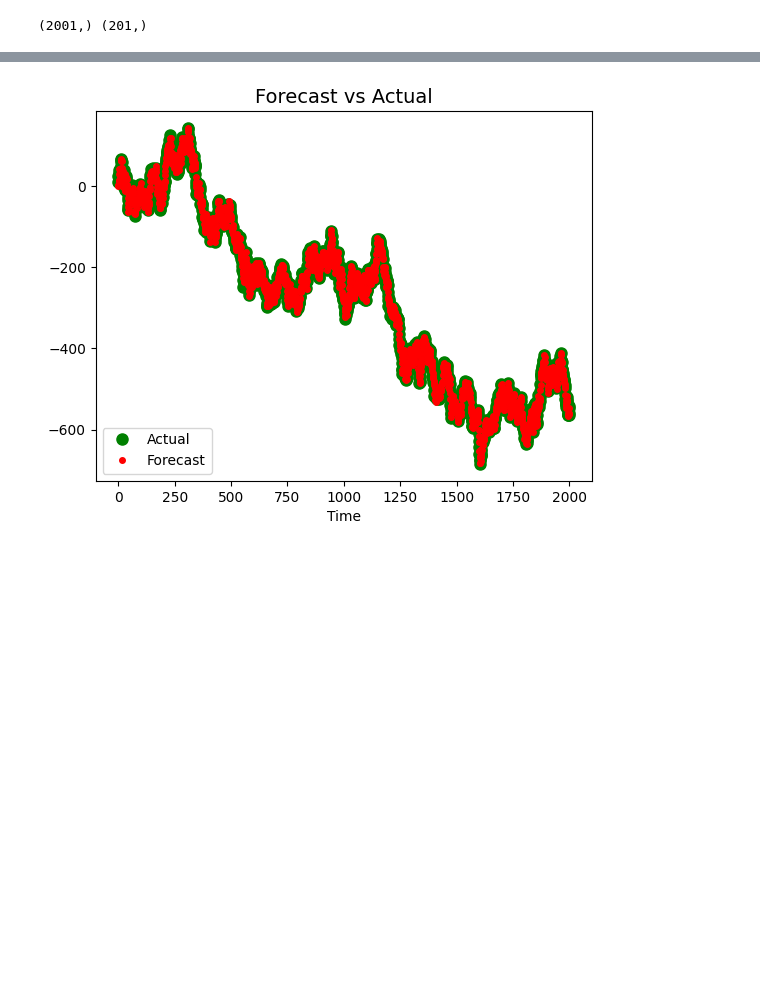
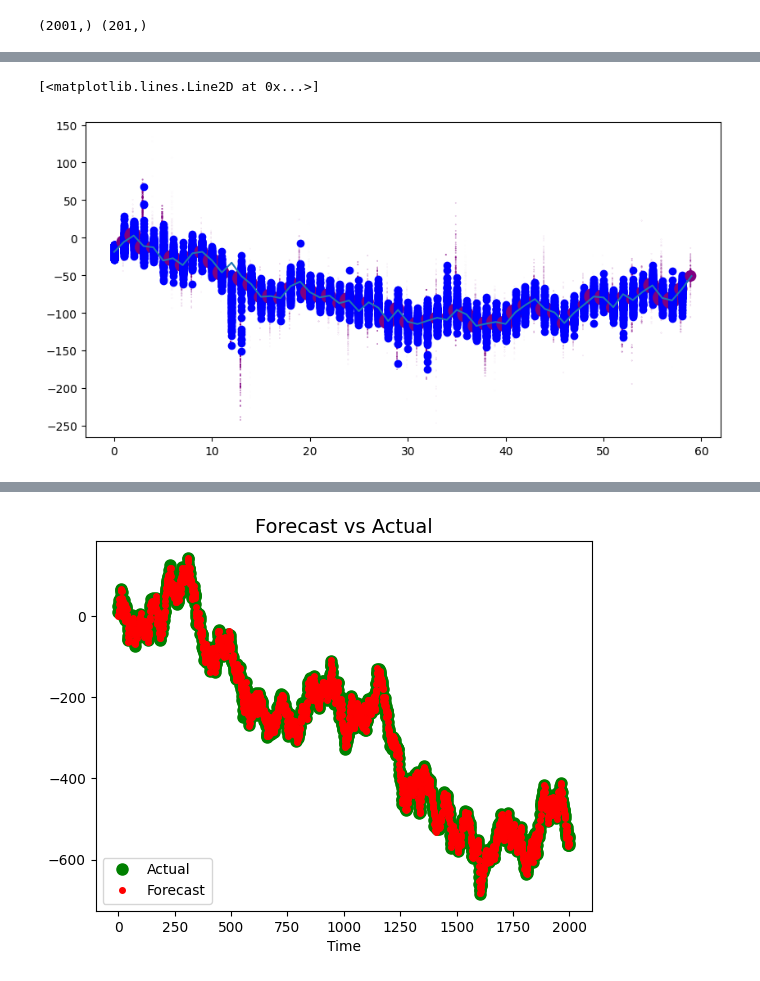
Before and after one commit to michaelsprintson/pfnet, a Jupyter notebook: rnn.ipynb, the cells around one changed output, grey strips where cells are left out. Drawn from its saved outputs; the diff is of its cells as text; code cells hidden in the pictures; blank space fills up the shorter version.

```diff
--- a/rnn.ipynb
+++ b/rnn.ipynb
@@ -192,3 +172,31 @@ ax.plot(x_data[:2])
+# %%
+x_data_pf = X_batches[0]
+init_part_pf = copy.deepcopy(particle_states_inits[0])
+init_weight_pf = copy.deepcopy(particle_weights_inits[0])
+y_data_pf = y_batches[0]
+rpf = ref_pf(params=params)
+# %%
+state_storage = []
+state = [init_part_pf, init_weight_pf]
+p = 60
+for x_idx, x_val in enumerate(x_data_pf[1:p]):
+    meas_weights = rpf.observation(state[0], x_val)
+    state_storage.append(copy.deepcopy([state[0],meas_weights]))
+    new_states, new_weights = rpf.resample_from_index(state[0], meas_weights)
+    out_states = rpf.transition(new_states)
+    state = [out_states, new_weights]
+
+fig, ax = plt.subplots(1,1, figsize = (10,5))
+x = np.array([0]*len(particle_states_inits[0]))
+ax.scatter(x,init_part_pf[:,0], c = 'b')
+for state_idx, state in enumerate(state_storage):
+    p_pos = state[0][:,0] + (state[0][:,1] * params['time_step']) + (0.5 * state[0][:,2] * params['time_step']**2)
+    ax.scatter(x + state_idx, state[0][:,0], c = 'b')
+    ax.scatter(x + state_idx+0.9, p_pos, c = 'purple', s = state[1]*200)
+ax.plot(x_data[0:p])
+# %% [output]
+[<matplotlib.lines.Line2D at 0x...>]
+[figure, added]
 # %%
 X = tf.keras.Input(dtype = tf.float32, shape = (n_windows, n_input), batch_size=10)
 y = tf.keras.Input(dtype = tf.float32, shape = (n_windows, n_output), batch_size=10)
```
Also changed, not shown: parts of 15 cells of this notebook, 2 other files.
